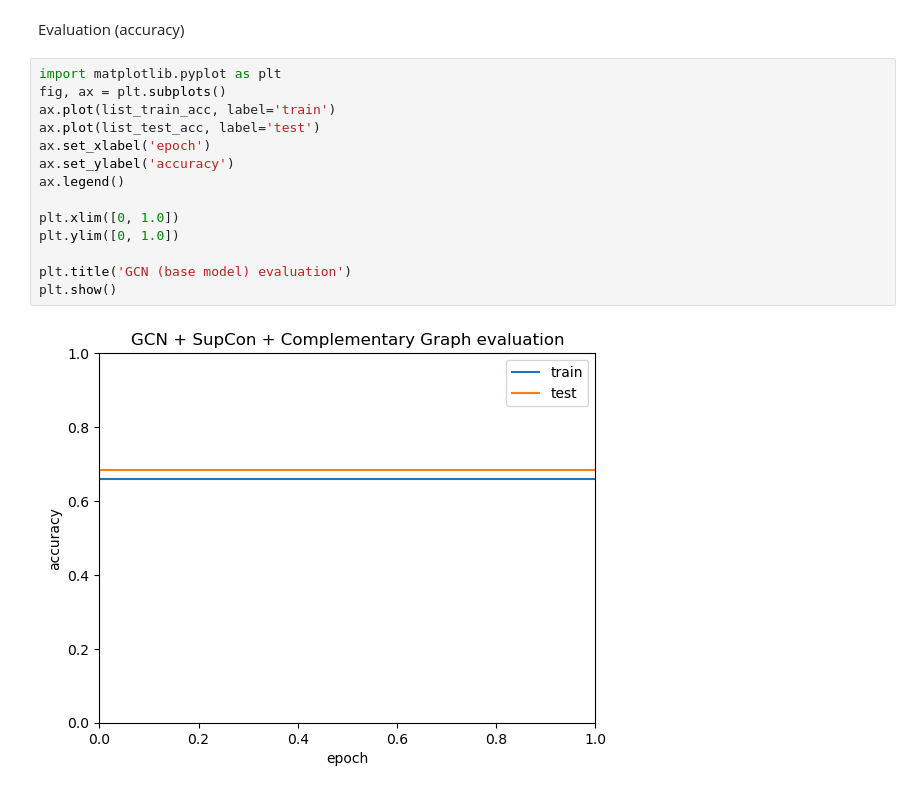
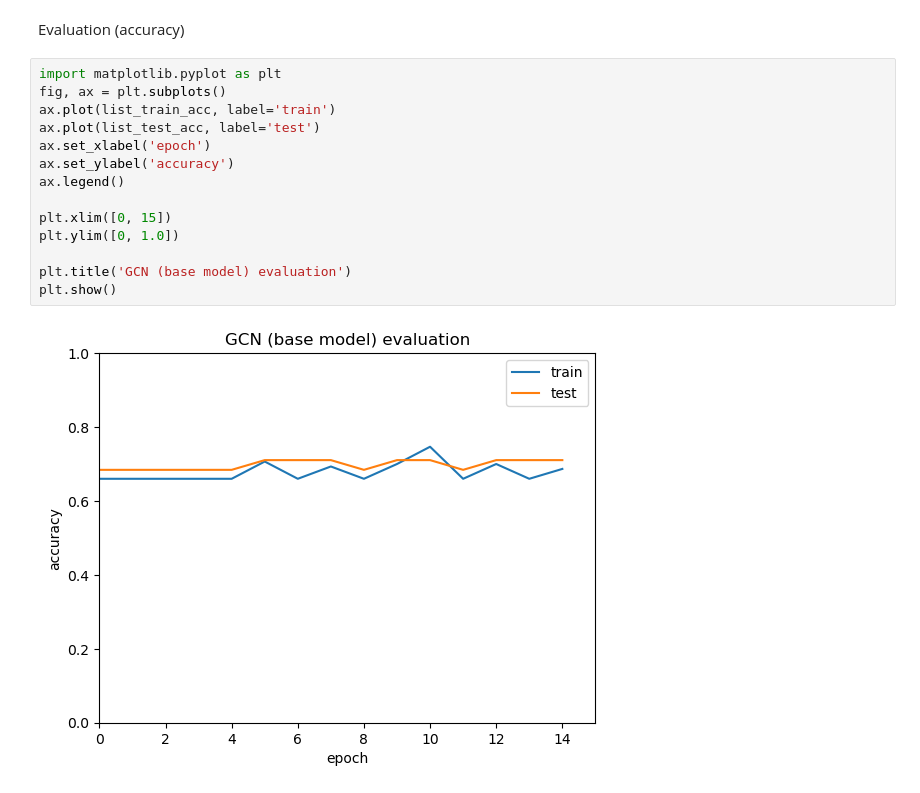
Before and after one commit to erlanggagatum/graph-contrastive-learning, a Jupyter notebook: experiments/GCN_base.ipynb, the cells around one changed output. Drawn from its saved outputs; the diff is of its cells as text.

```diff
--- a/experiments/GCN_base.ipynb
+++ b/experiments/GCN_base.ipynb
@@ -267,16 +267,16 @@ Evaluation (accuracy)
 # %%
 import matplotlib.pyplot as plt
 fig, ax = plt.subplots()
 ax.plot(list_train_acc, label='train')
 ax.plot(list_test_acc, label='test')
 ax.set_xlabel('epoch')
 ax.set_ylabel('accuracy')
 ax.legend()
 
-plt.xlim([0, 1.0])
+plt.xlim([0, 15])
 plt.ylim([0, 1.0])
 
 plt.title('GCN (base model) evaluation')
 plt.show()
 # %% [output]
-[figure, old version]
+[figure, new version]
```
Also changed, not shown: 1 other file.
